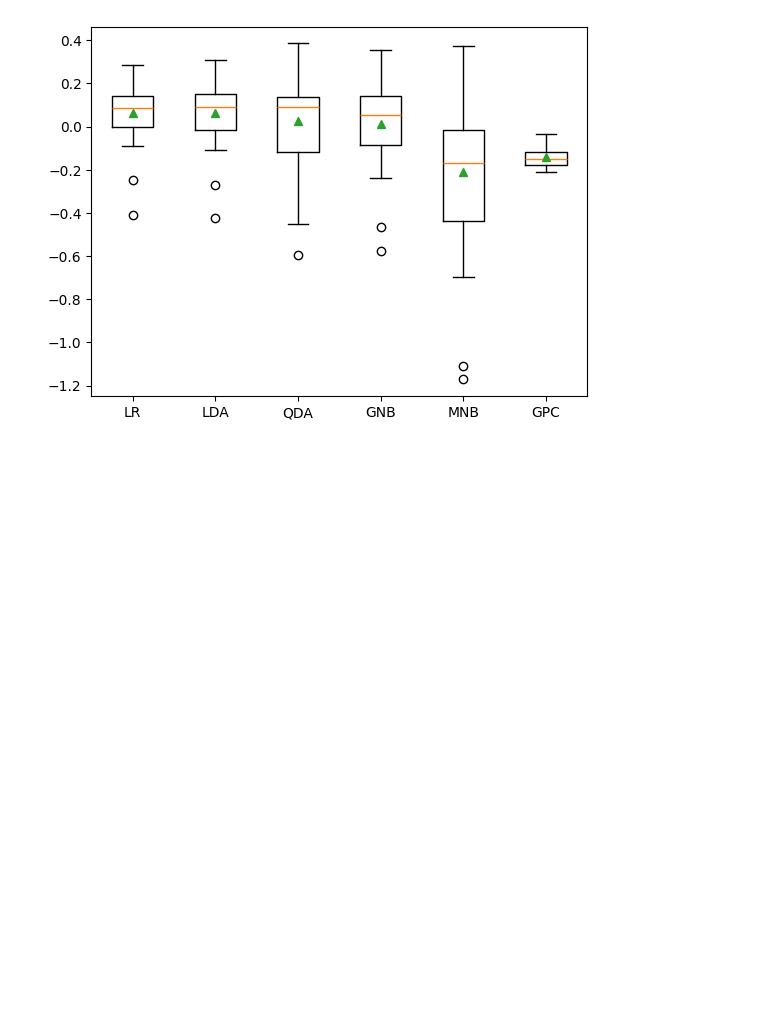
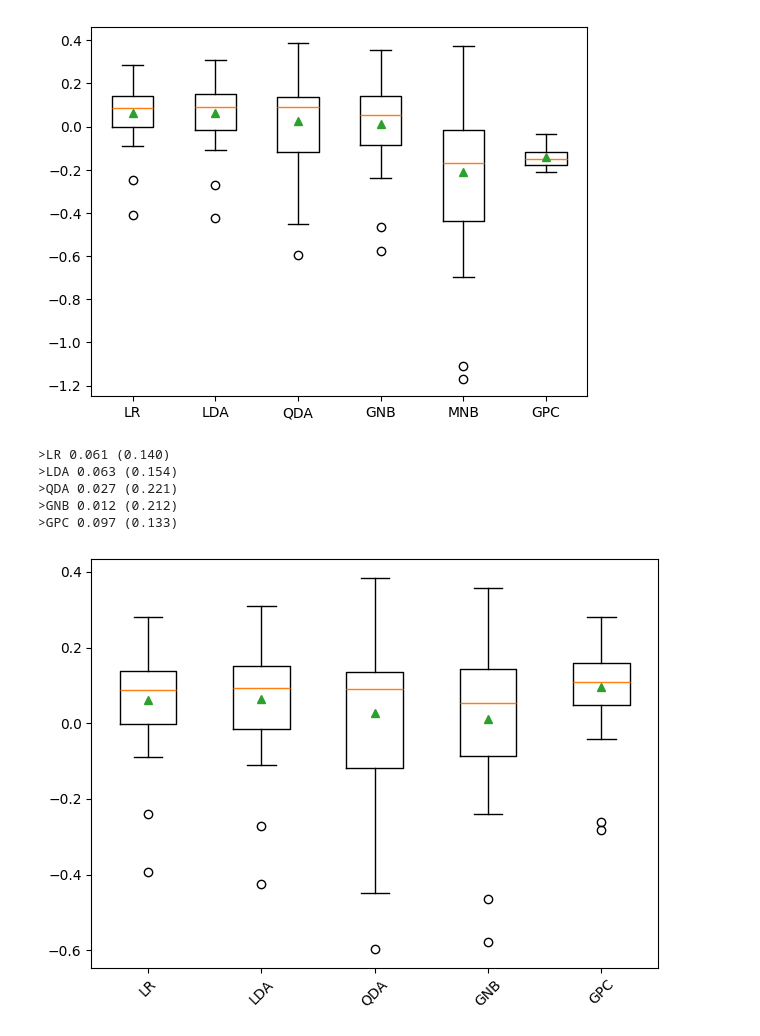
Before and after one commit to andreromaooliveira90/machine_learning, a Jupyter notebook: .ipynb/breast_cancer_survival.ipynb, the cells around one changed output. Saved outputs shown, nothing was run; the diff lists cells and outputs as text; code cells hidden in the pictures; blank space fills up the shorter version.

```diff
--- a/.ipynb/breast_cancer_survival.ipynb
+++ b/.ipynb/breast_cancer_survival.ipynb
@@ -200,3 +200,43 @@ pyplot.show()
 # LR e LDA são os modelos mais promissores, com BSS positivos e relativamente estáveis.
 # QDA e GNB têm desempenho próximo da baseline, mas com maior variação.
 # MNB e GPC não são bons para esse problema, pois têm BSS negativos.
+# %%
+from sklearn.pipeline import Pipeline
+from sklearn.preprocessing import StandardScaler
+
+# * Avaliar modelos utilizando escalonamento dos dados
+
+
+
+results_scaled = list()
+
+# remover MultinomialNB porque não aceita dados padronizados
+models_scaled = []
+names_scaled = []
+for m, n in zip(models, names):
+    if n != 'MNB':
+        models_scaled.append(m)
+        names_scaled.append(n)
+
+for i in range(len(models_scaled)):
+    # Criar pipeline com StandardScaler e o modelo
+    pipeline = Pipeline(steps=[('scaler', StandardScaler()), ('model', models_scaled[i])])
+
+    # Avaliar o pipeline com validação cruzada
+    scores = evaluate_model(X, y, pipeline)
+    results_scaled.append(scores)
+
+    print('>%s %.3f (%.3f)' % (names_scaled[i], np.mean(scores), np.std(scores)))
+
+# Plotar os resultados com escalonamento
+pyplot.boxplot(results_scaled, labels=names_scaled, showmeans=True)
+pyplot.xticks(rotation=45)
+pyplot.tight_layout()
+pyplot.show()
+# %% [output]
+>LR 0.061 (0.140)
+>LDA 0.063 (0.154)
+>QDA 0.027 (0.221)
+>GNB 0.012 (0.212)
+>GPC 0.097 (0.133)
+[figure, added]
```
Also changed, not shown: parts of 6 cells of this notebook, 1 other file.
